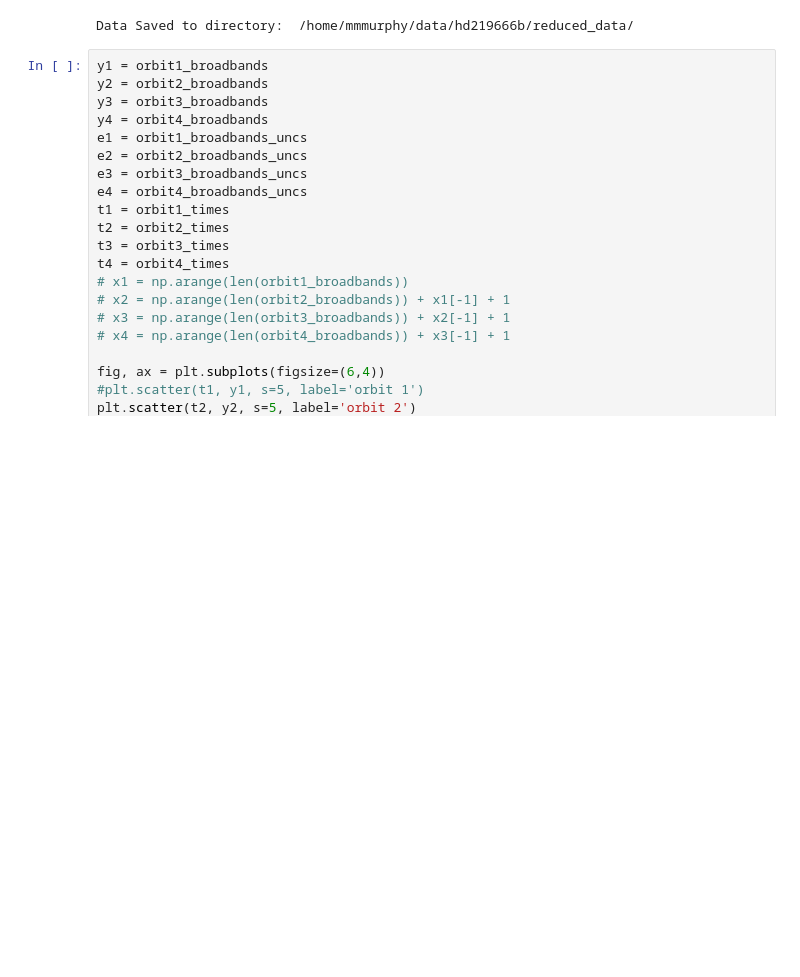
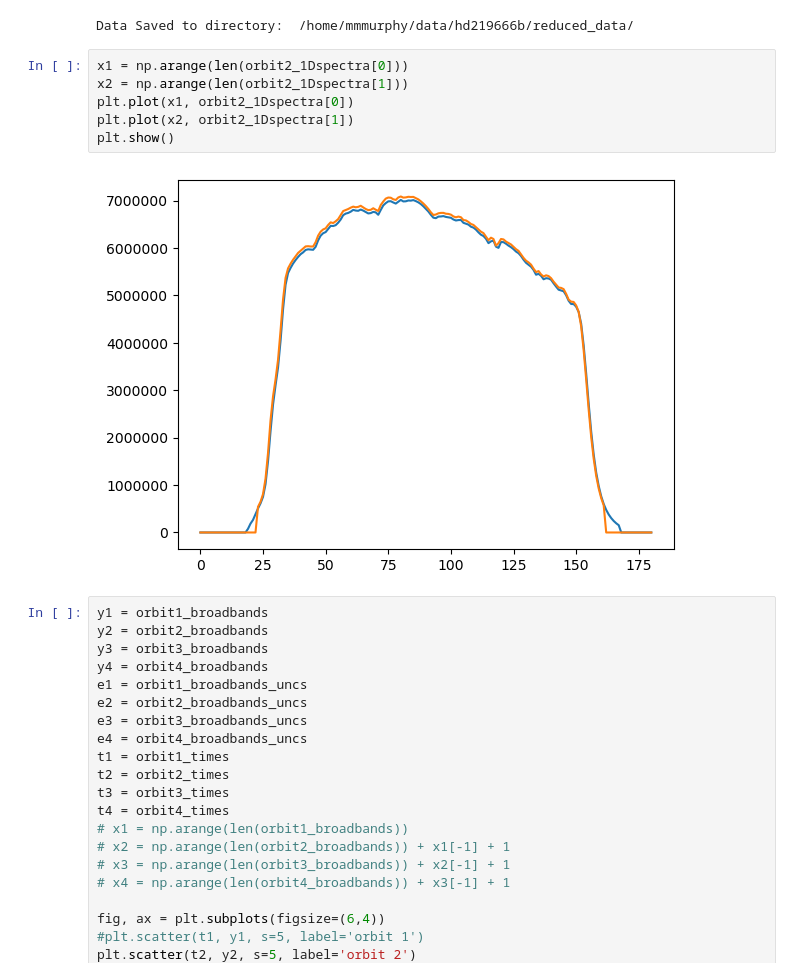
Before and after one commit to mm-murphy/hd219666b, a Jupyter notebook: reduction/HST Image Reduction-Copy for testing new method.ipynb, the cells around one changed output. Drawn from its saved outputs; the diff is of its cells as text; blank space fills up the shorter version.

```diff
--- a/reduction/HST Image Reduction-Copy for testing new method.ipynb
+++ b/reduction/HST Image Reduction-Copy for testing new method.ipynb
@@ -430,6 +445,14 @@ if saveData:
     print('Data Saved to directory: ', datapath)
 # %% [output]
 Data Saved to directory:  /home/mmmurphy/data/hd219666b/reduced_data/
+# %%
+x1 = np.arange(len(orbit2_1Dspectra[0]))
+x2 = np.arange(len(orbit2_1Dspectra[1]))
+plt.plot(x1, orbit2_1Dspectra[0])
+plt.plot(x2, orbit2_1Dspectra[1])
+plt.show()
+# %% [output]
+[figure, added]
 # %%
 y1 = orbit1_broadbands
 y2 = orbit2_broadbands
```
Also changed, not shown: parts of 2 cells of this notebook, 2 other files.
